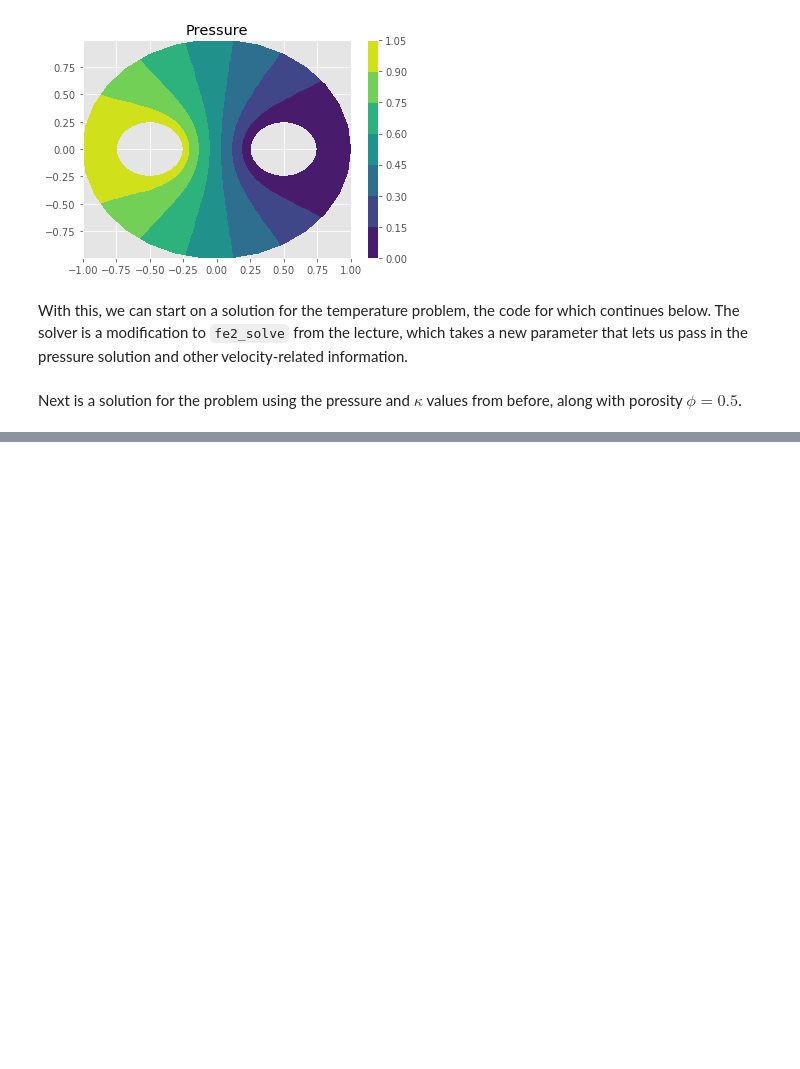
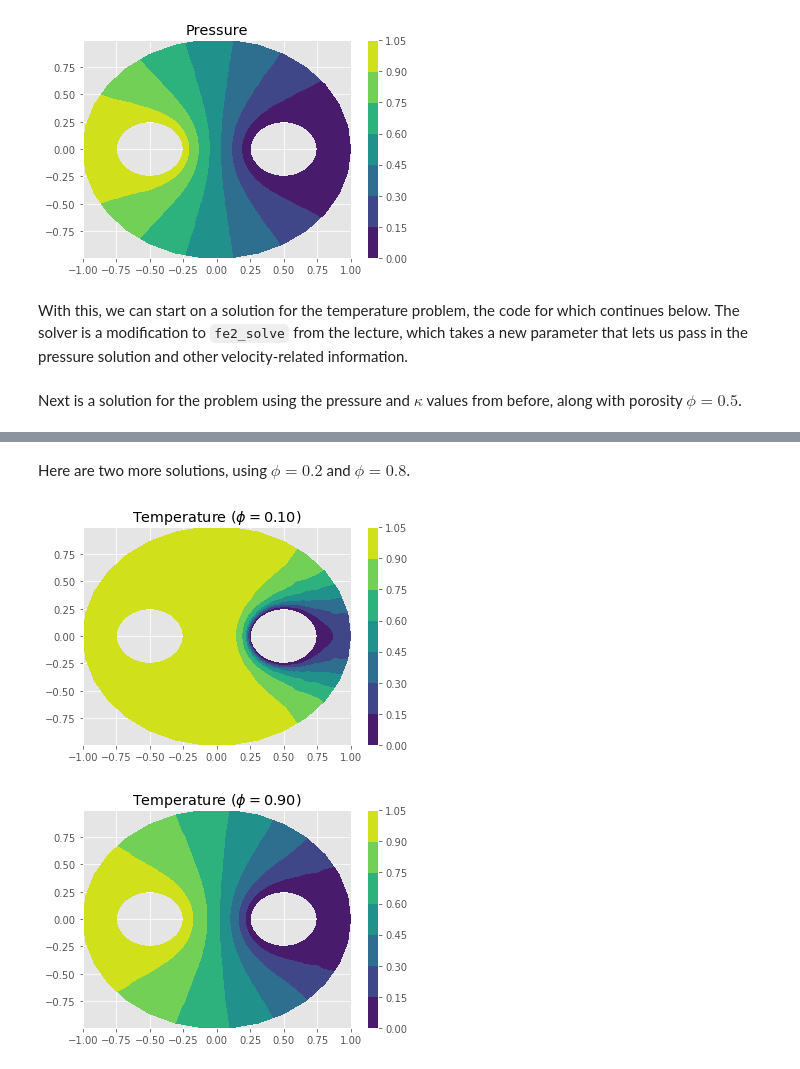
Before and after one commit to j-emmel/class, a Jupyter notebook: hw5/hw5.ipynb, the cells around one changed output, grey strips where cells are left out. Drawn from its saved outputs; the diff is of its cells as text; code cells hidden in the pictures; blank space fills up the shorter version.

```diff
--- a/hw5/hw5.ipynb
+++ b/hw5/hw5.ipynb
@@ -214,0 +228,8 @@ Newton 1 anorm 1.37e-14 rnorm 1.17e-15
+# %% [markdown]
+Here are two more solutions, using $\phi = 0.2$ and $\phi = 0.8$.
+# %%
+solve_temp(mesh, 2, kappa, 0.1, plot_temp = True);
+solve_temp(mesh, 2, kappa, 0.9, plot_temp = True);
+# %% [output]
+[figure, added]
+[figure, added]
```
Also changed, not shown: parts of 8 cells of this notebook, 1 other file.
